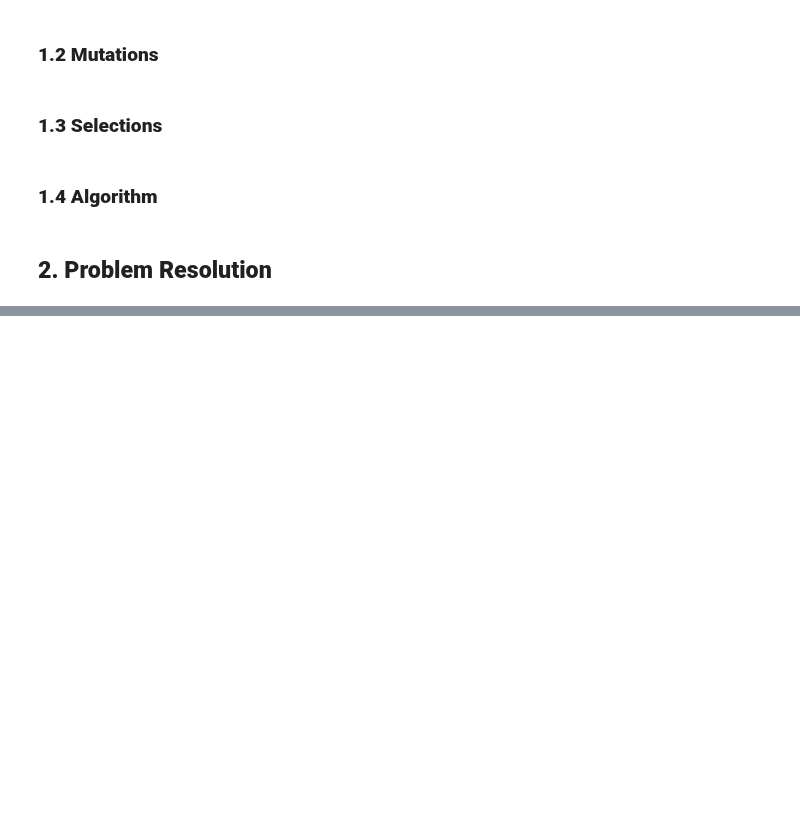
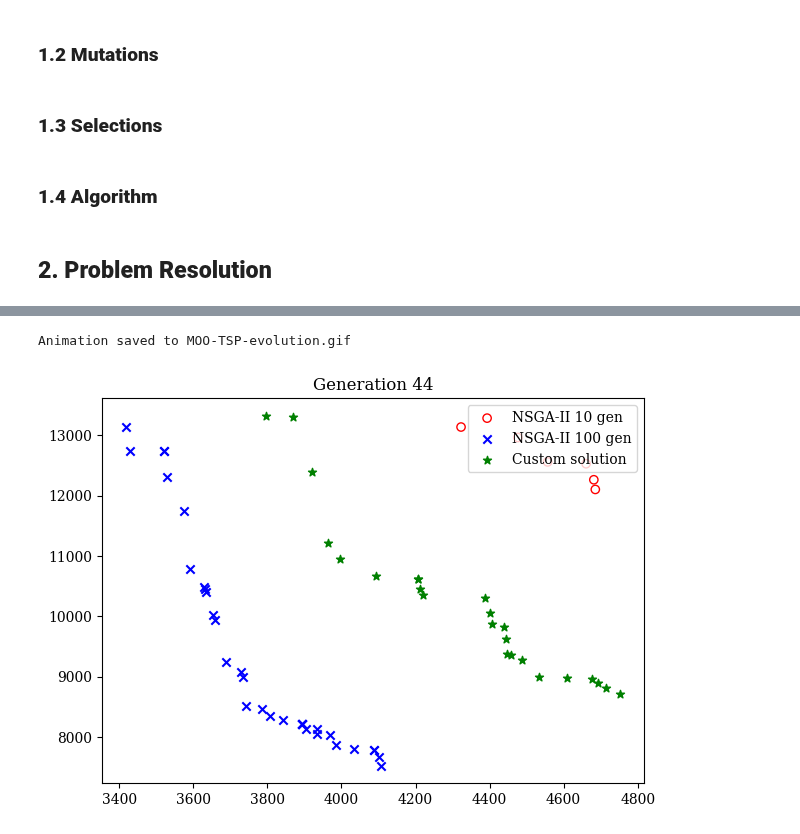
Before and after one commit to pintamonas4575/BIOCOMP-project-MAADM-UPM, a Jupyter notebook: MOO-TSP.ipynb, the cells around one changed output, grey strips where cells are left out. Cells and saved outputs as stored; diff of their text form; code cells hidden in the pictures; blank space fills up the shorter version.

```diff
--- a/MOO-TSP.ipynb
+++ b/MOO-TSP.ipynb
@@ -429,2 +432,5 @@ plot_comparison(final_fitness, problem, with_nsga2=True)
 # %%
-plot_pareto_front_animation(ea_zdt1.pareto_history, problem, save_path="zdt1_pareto_front.gif")
+plot_pareto_front_animation(ea_zdt1.pareto_history, save_path="MOO-TSP-evolution.gif")
+# %% [output]
+Animation saved to MOO-TSP-evolution.gif
+[figure, added]
```
Also changed, not shown: parts of 1 cell of this notebook, 1 other file.
